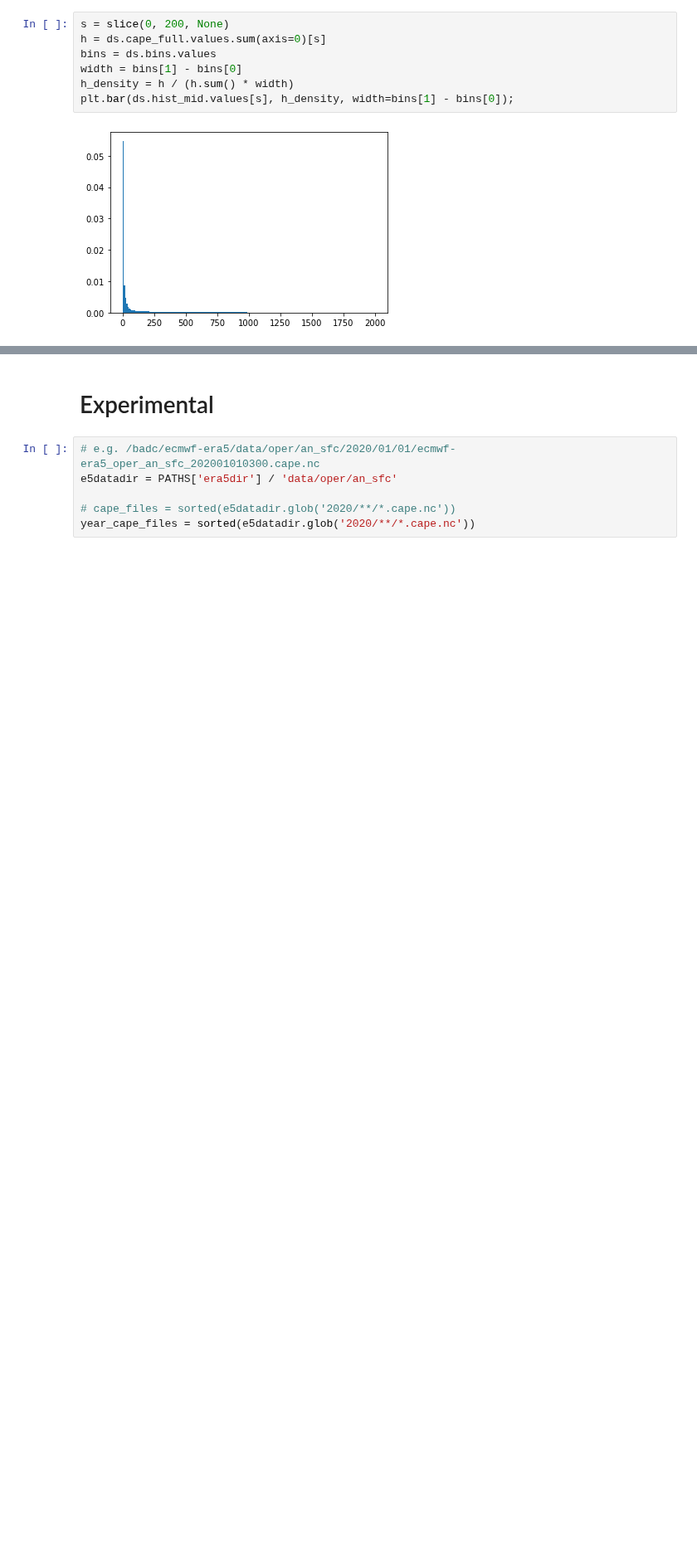
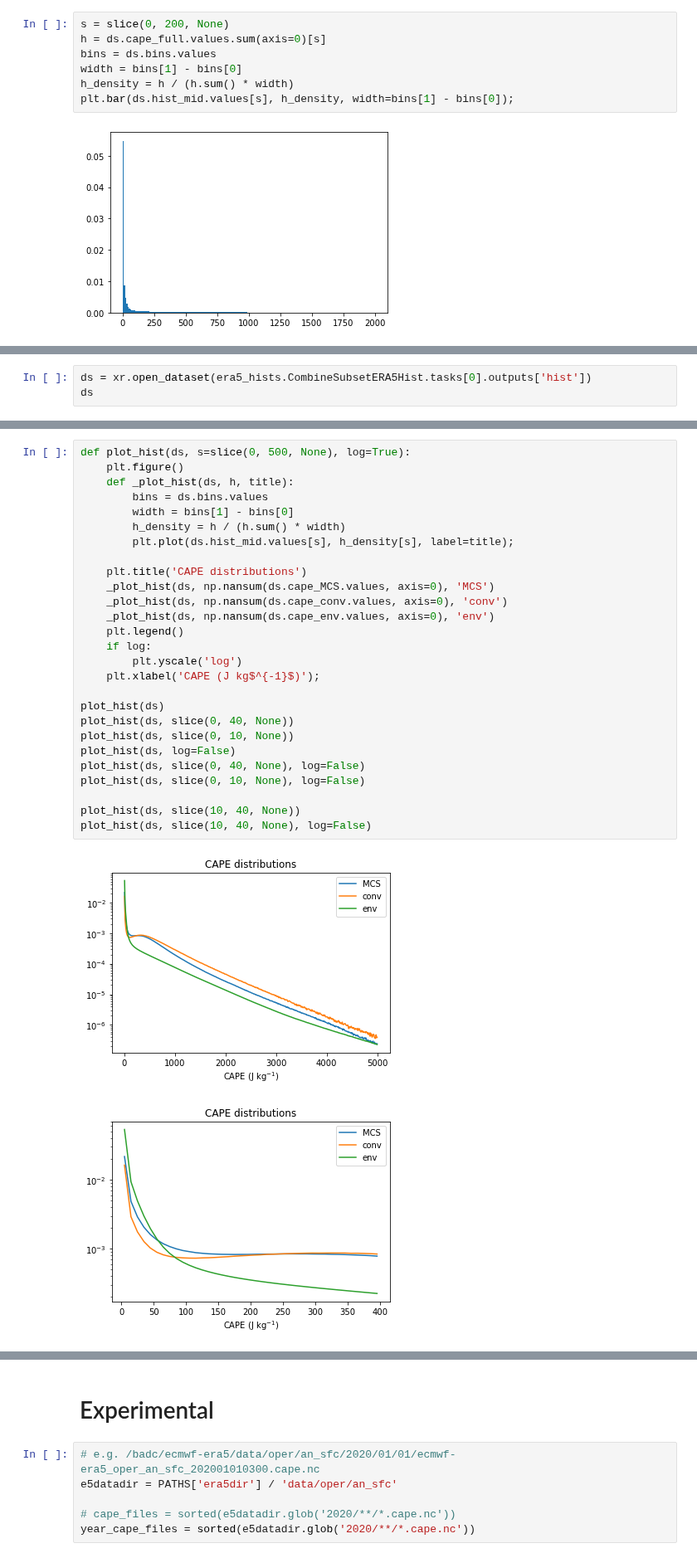
Before and after one commit to markmuetz/mcs_prime, a Jupyter notebook: ctrl/notebooks/dev/era5_hists.ipynb, the cells around one changed output, grey strips where cells are left out. Shown at 83% size. Saved outputs shown, nothing was run; the diff lists cells and outputs as text; blank space fills up the shorter version.

```diff
--- a/ctrl/notebooks/dev/era5_hists.ipynb
+++ b/ctrl/notebooks/dev/era5_hists.ipynb
@@ -35,0 +40,3 @@ plt.bar(ds.hist_mid.values[s], h_density, width=bins[1] - bins[0]);
+# %%
+ds = xr.open_dataset(era5_hists.CombineSubsetERA5Hist.tasks[0].outputs['hist'])
+ds
@@ -35,0 +54,30 @@ plt.bar(ds.hist_mid.values[s], h_density, width=bins[1] - bins[0]);
+# %%
+def plot_hist(ds, s=slice(0, 500, None), log=True):
+    plt.figure()
+    def _plot_hist(ds, h, title):
+        bins = ds.bins.values
+        width = bins[1] - bins[0]
+        h_density = h / (h.sum() * width)
+        plt.plot(ds.hist_mid.values[s], h_density[s], label=title);
+
+    plt.title('CAPE distributions')
+    _plot_hist(ds, np.nansum(ds.cape_MCS.values, axis=0), 'MCS')
+    _plot_hist(ds, np.nansum(ds.cape_conv.values, axis=0), 'conv')
+    _plot_hist(ds, np.nansum(ds.cape_env.values, axis=0), 'env')
+    plt.legend()
+    if log:
+        plt.yscale('log')
+    plt.xlabel('CAPE (J kg$^{-1}$)');
+
+plot_hist(ds)
+plot_hist(ds, slice(0, 40, None))
+plot_hist(ds, slice(0, 10, None))
+plot_hist(ds, log=False)
+plot_hist(ds, slice(0, 40, None), log=False)
+plot_hist(ds, slice(0, 10, None), log=False)
+
+plot_hist(ds, slice(10, 40, None))
+plot_hist(ds, slice(10, 40, None), log=False)
+# %% [output]
+[figure, added]
+[figure, added]
```
Also changed, not shown: parts of 4 cells of this notebook, 1 other file.
